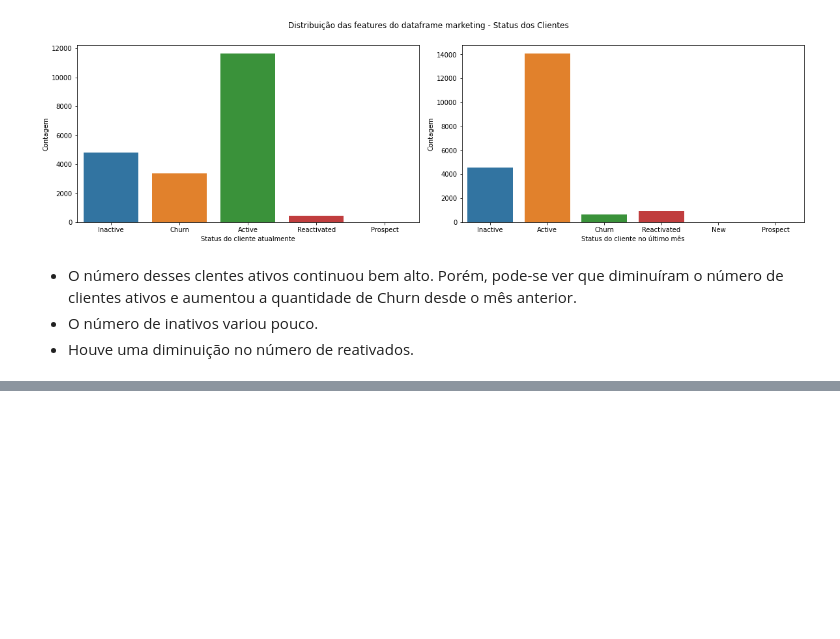
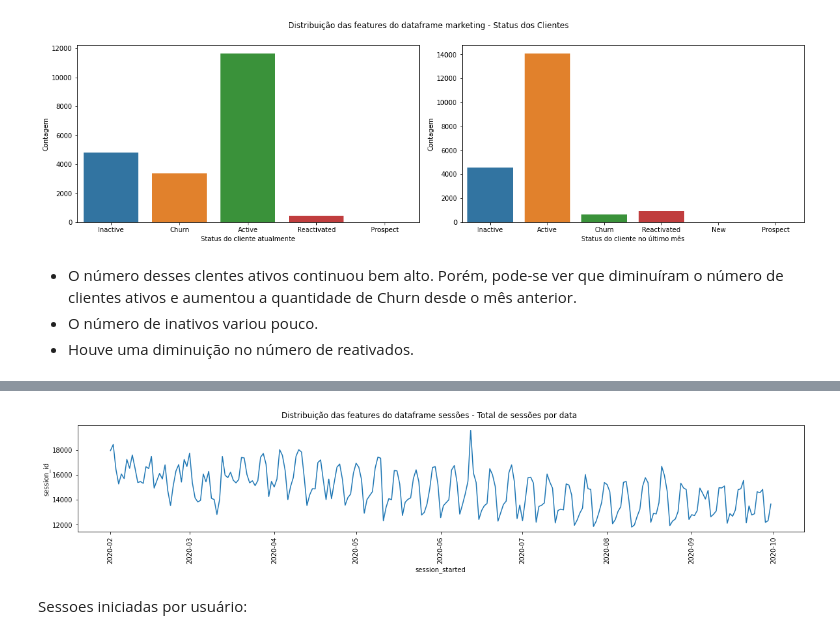
Before and after one commit to casjunior93/Desafio-Tera---Clusteriza-o, a Jupyter notebook: Desafio_Tera_e_Ifood_Clusterização.ipynb, the cells around one changed output, grey strips where cells are left out. Cells and saved outputs as stored; diff of their text form; code cells hidden in the pictures; blank space fills up the shorter version.

```diff
--- a/Desafio_Tera_e_Ifood_Clusterização.ipynb
+++ b/Desafio_Tera_e_Ifood_Clusterização.ipynb
@@ -366,0 +466,15 @@ plt.show();
+# %%
+df_data = sessoes.copy()
+df_data['session_started'] = df_data['session_started'].dt.date
+sessoes_por_data = df_data.groupby(['session_started']).count()
+sessoes_por_data = sessoes_por_data.reset_index()
+# %%
+plt.rcParams["figure.figsize"] = (20,3)
+sns.lineplot(data=sessoes_por_data, x="session_started", y="session_id")
+plt.xticks(rotation=90)
+plt.suptitle('Distribuição das features do dataframe sessões - Total de sessões por data')
+plt.show();
+# %% [output]
+[figure, added]
+# %% [markdown]
+Sessoes iniciadas por usuário:
```
Also changed, not shown: parts of 33 cells of this notebook.
